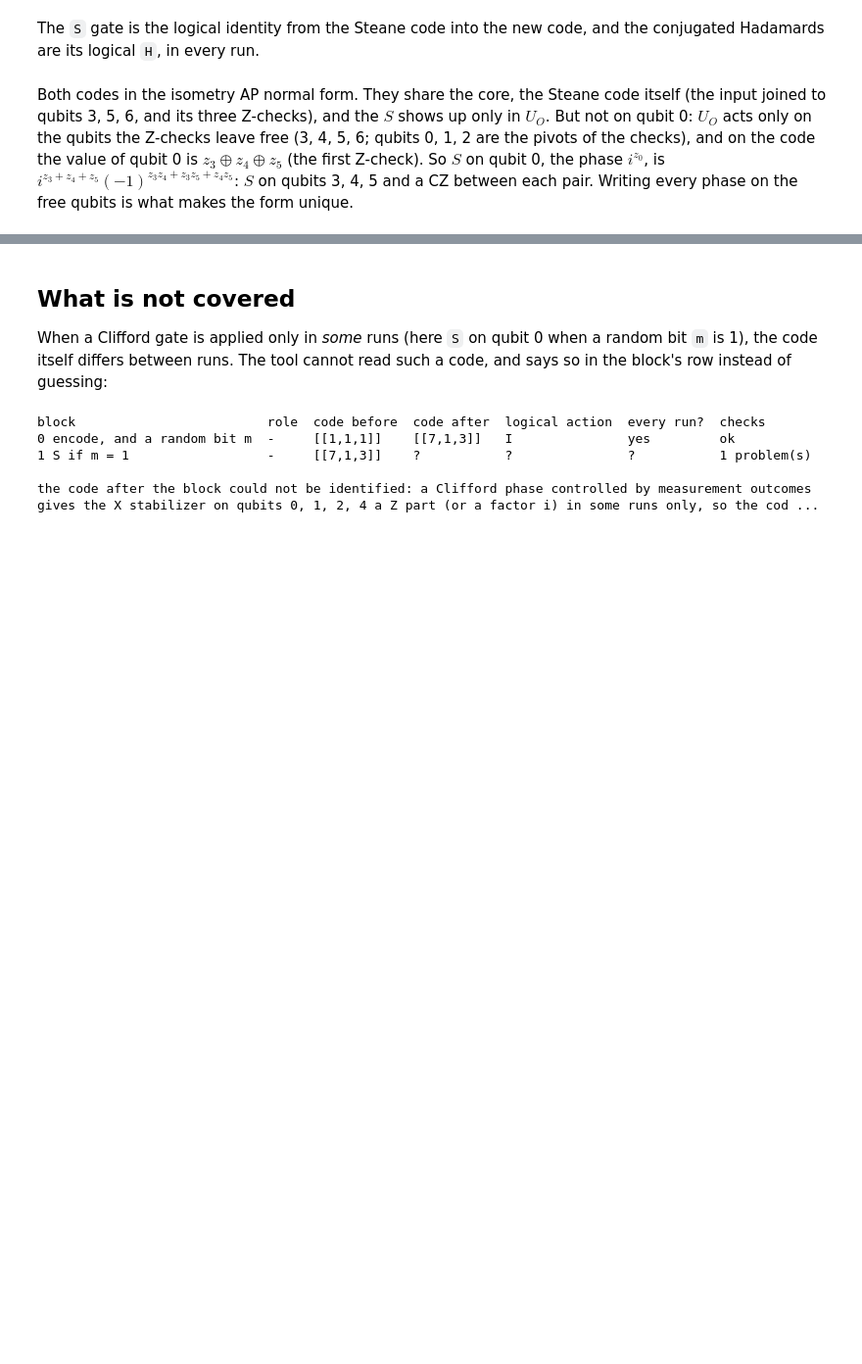
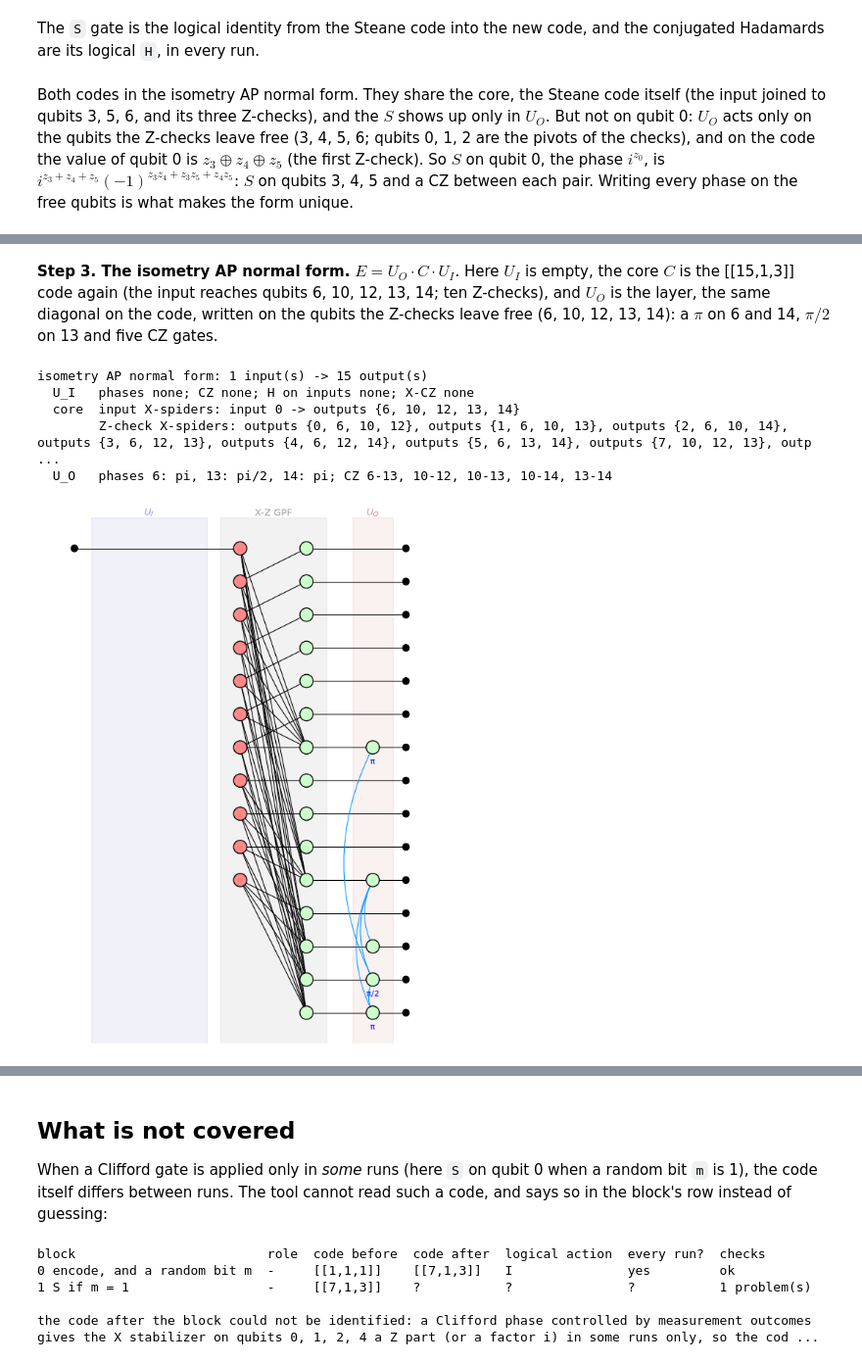
Before and after one commit to JennyLiu0716/SQZ, a Jupyter notebook: examples/StabilizerCodes.ipynb, the cells around one changed output, grey strips where cells are left out. Shown at 98% size. Saved outputs shown, nothing was run; the diff lists cells and outputs as text; code cells hidden in the pictures; blank space fills up the shorter version.

```diff
--- a/examples/StabilizerCodes.ipynb
+++ b/examples/StabilizerCodes.ipynb
@@ -295,0 +444,4 @@ isometry AP normal form: 1 input(s) -> 7 output(s)
+# %%
+code15 = code_of(E)
+print(code15.parameters, "CSS:", code15.is_css)
+print(code15)
@@ -295,0 +466,13 @@ isometry AP normal form: 1 input(s) -> 7 output(s)
+# %% [markdown]
+**Step 3. The isometry AP normal form.** $E = U_O \cdot C \cdot U_I$. Here $U_I$ is empty, the core $C$ is the [[15,1,3]] code again (the input reaches qubits 6, 10, 12, 13, 14; ten Z-checks), and $U_O$ is the layer, the same diagonal on the code, written on the qubits the Z-checks leave free (6, 10, 12, 13, 14): a $\pi$ on 6 and 14, $\pi/2$ on 13 and five CZ gates.
+# %%
+nf15 = iap_normal_form(code15)
+print(nf15)
+nf15.draw()
+# %% [output]
+isometry AP normal form: 1 input(s) -> 15 output(s)
+  U_I   phases none; CZ none; H on inputs none; X-CZ none
+  core  input X-spiders: input 0 -> outputs {6, 10, 12, 13, 14}
+        Z-check X-spiders: outputs {0, 6, 10, 12}, outputs {1, 6, 10, 13}, outputs {2, 6, 10, 14}, outputs {3, 6, 12, 13}, outputs {4, 6, 12, 14}, outputs {5, 6, 13, 14}, outputs {7, 10, 12, 13}, outp ...
+  U_O   phases 6: pi, 13: pi/2, 14: pi; CZ 6-13, 10-12, 10-13, 10-14, 13-14
+[figure, added]
```
Also changed, not shown: parts of 31 cells of this notebook, 5 other files.
